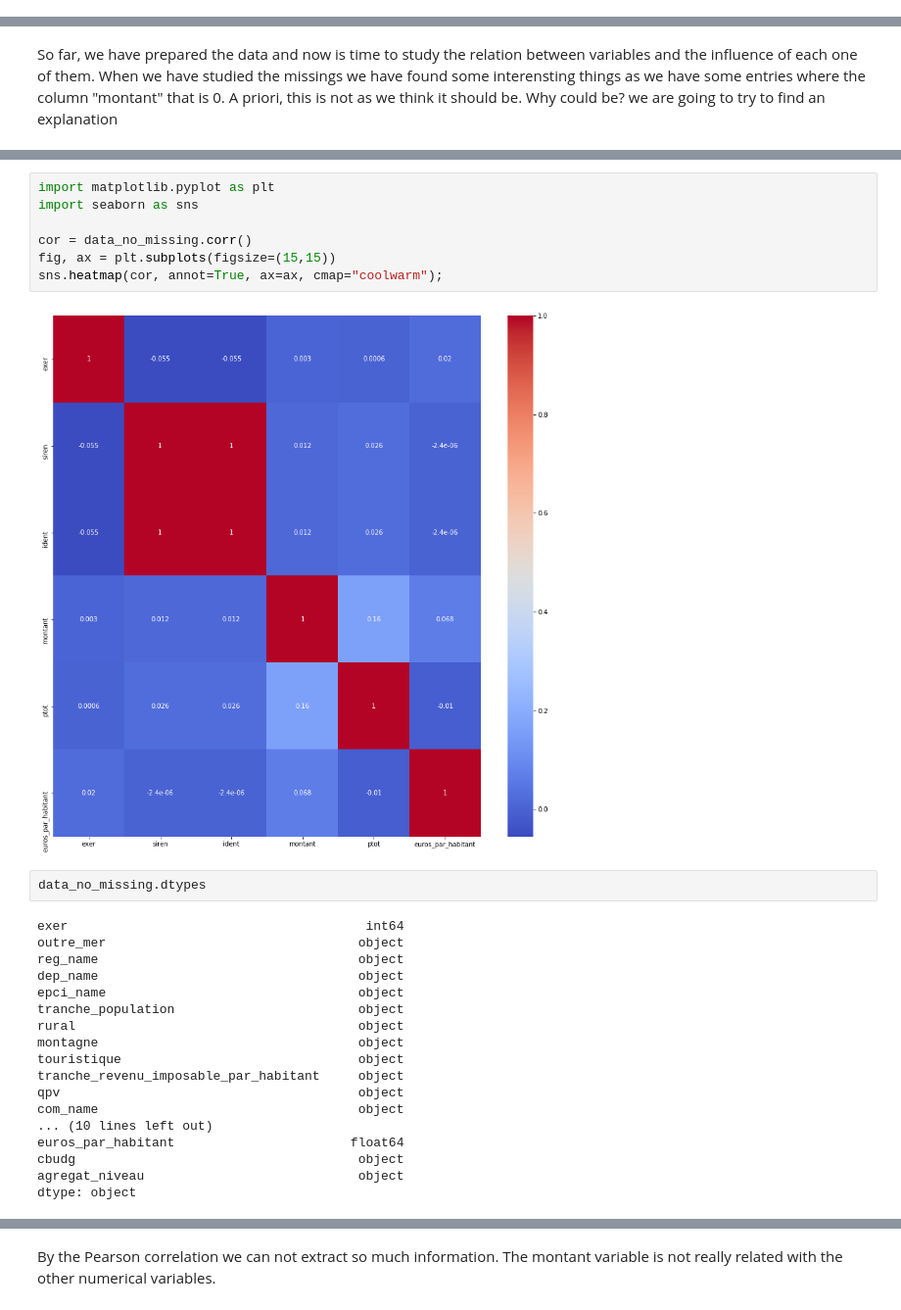
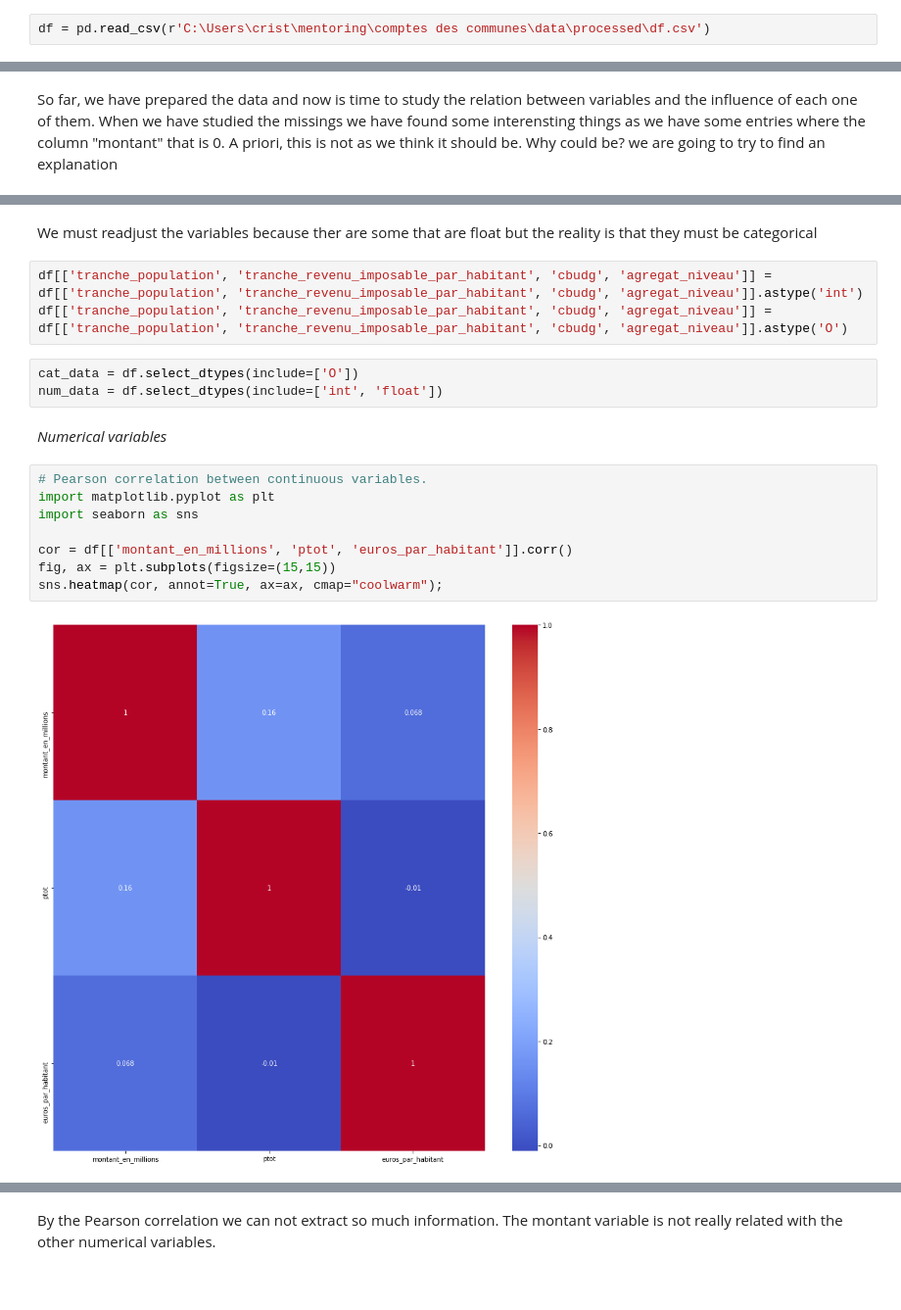
Before and after one commit to Cristina2017/Analysis-comptes-des-communes, a Jupyter notebook: notebooks/comptes des communes.ipynb, the cells around one changed output, grey strips where cells are left out. Shown: that part at 98% size. Cells and saved outputs as stored; diff of their text form; blank space fills up the shorter version.

```diff
--- a/notebooks/comptes des communes.ipynb
+++ b/notebooks/comptes des communes.ipynb
@@ -369,0 +372,2 @@ SyntaxError: unexpected character after line continuation character (<ipython-in
+# %%
+df = pd.read_csv(r'C:\Users\crist\mentoring\comptes des communes\data\processed\df.csv')
@@ -380,29 +411,20 @@ CORRELATION
+# %% [markdown]
+We must readjust the variables because ther are some that are float but the reality is that they must be categorical
+# %%
+df[['tranche_population', 'tranche_revenu_imposable_par_habitant', 'cbudg', 'agregat_niveau']] = df[['tranche_population', 'tranche_revenu_imposable_par_habitant', 'cbudg', 'agregat_niveau']].astype('int')
+df[['tranche_population', 'tranche_revenu_imposable_par_habitant', 'cbudg', 'agregat_niveau']] = df[['tranche_population', 'tranche_revenu_imposable_par_habitant', 'cbudg', 'agregat_niveau']].astype('O')
+# %%
+cat_data = df.select_dtypes(include=['O'])
+num_data = df.select_dtypes(include=['int', 'float'])
+# %% [markdown]
+_Numerical variables_
 # %%
+# Pearson correlation between continuous variables.
 import matplotlib.pyplot as plt
 import seaborn as sns
 
-cor = data_no_missing.corr()
+cor = df[['montant_en_millions', 'ptot', 'euros_par_habitant']].corr()
 fig, ax = plt.subplots(figsize=(15,15))
 sns.heatmap(cor, annot=True, ax=ax, cmap="coolwarm");
 # %% [output]
-[figure, old version]
+[figure, new version]
-# %%
-data_no_missing.dtypes
-# %% [output]
-exer                                       int64
-outre_mer                                 object
-reg_name                                  object
-dep_name                                  object
-epci_name                                 object
-tranche_population                        object
-rural                                     object
-montagne                                  object
-touristique                               object
-tranche_revenu_imposable_par_habitant     object
-qpv                                       object
-com_name                                  object
-... (10 lines left out)
-euros_par_habitant                       float64
-cbudg                                     object
-agregat_niveau                            object
-dtype: object
```
Also changed, not shown: parts of 67 cells of this notebook.
